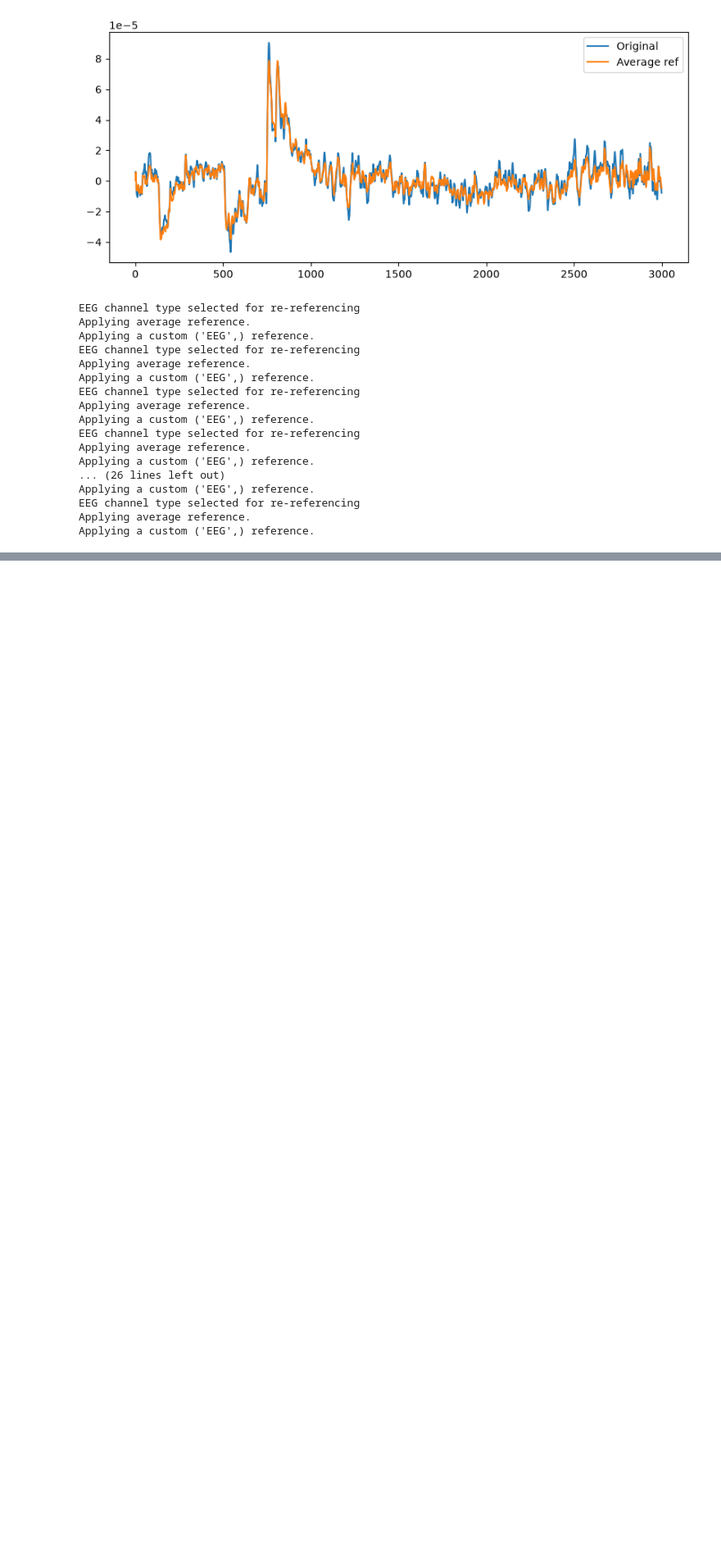
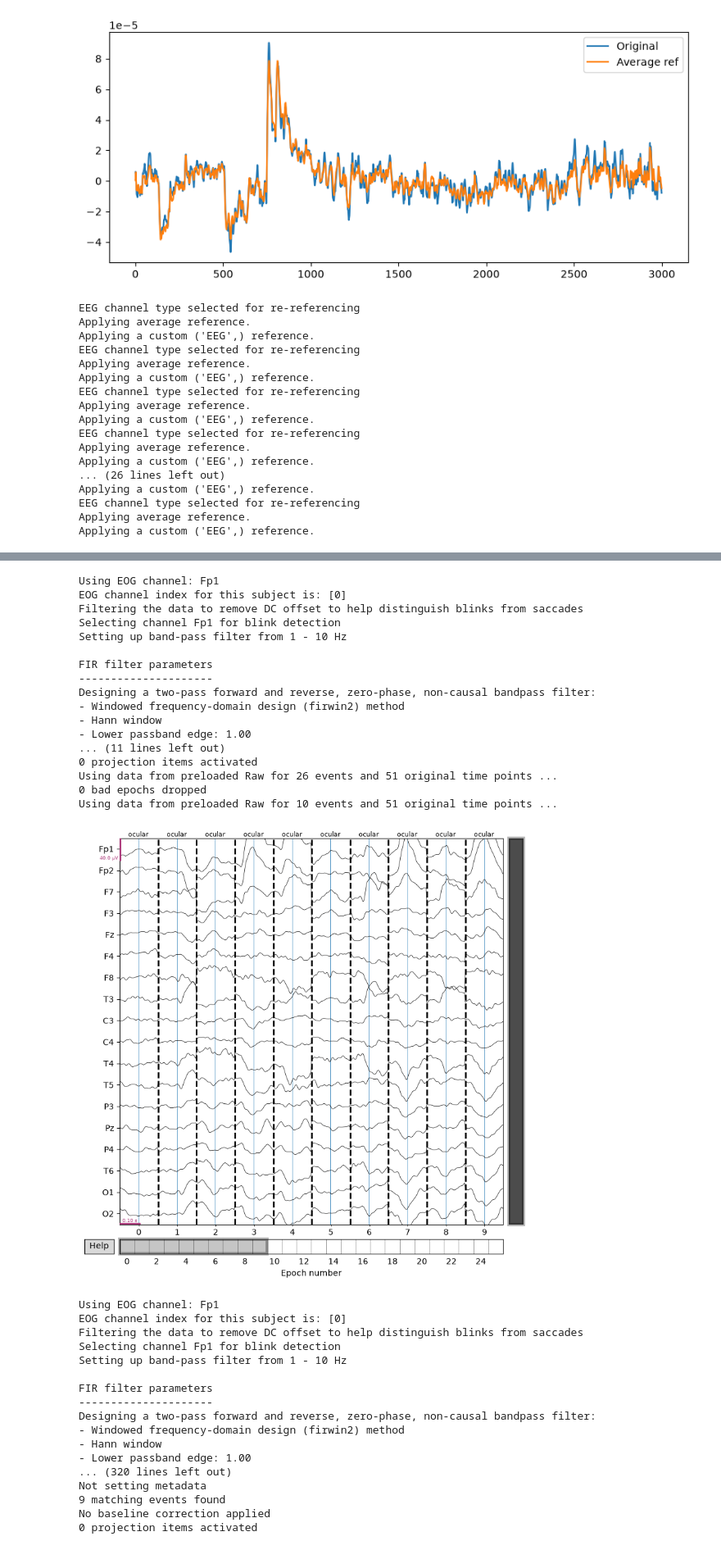
Before and after one commit to ffountainer/eeg-to-code, a Jupyter notebook: preprocessing/preprocess.ipynb, the cells around one changed output, grey strips where cells are left out. Shown at 82% size. Cells and saved outputs as stored; diff of their text form; code cells hidden in the pictures; blank space fills up the shorter version.

Commit message:
feat[preprocessing]: detect eog blink artifacts

```diff
--- a/preprocessing/preprocess.ipynb
+++ b/preprocessing/preprocess.ipynb
@@ -388,0 +387,67 @@ Interpolating 2 sensors
+# %%
+# blink artifact detection
+
+baseline_eog = [raw.copy() for raw in baseline_interp]
+main_eog = [raw.copy() for raw in main_interp]
+
+# example: Fp1 channel is used as a reference for eye blinks artifacts since it is close to the eye
+# Fp2 channels is not used since it introduces two times more artifacts than Fp2 and it can contain valuable data
+event_dict = {
+    "ocular": 998,
+}
+eog_events_ex = mne.preprocessing.find_eog_events(main_eog[0], event_id=998, ch_name="Fp1")
+# no baseline correction now because ICA can introduce DC offsets
+eog_epochs_ex = mne.Epochs(main_eog[0], baseline=None, tmin=-0.1, tmax=0.1, events=eog_events_ex, event_id=event_dict)
+eog_epochs_ex.plot(events=True, n_epochs=10, event_id=True);
+
+# detect all blink artifacts in each session
+bs_eog_events = []
+bs_eog_epochs = []
+mn_eog_events = []
+mn_eog_epochs = []
+for session in baseline_eog:
+    eog_events = mne.preprocessing.find_eog_events(session, event_id=998, ch_name="Fp1")
+    eog_epochs = mne.Epochs(session, baseline=None, tmin=-0.1, tmax=0.1, events=eog_events, event_id=event_dict)
+    bs_eog_events.append(eog_events)
+    bs_eog_epochs.append(eog_epochs)
+for session in main_eog:
+    eog_events = mne.preprocessing.find_eog_events(session, event_id=998, ch_name="Fp1")
+    eog_epochs = mne.Epochs(session, baseline=None, tmin=-0.1, tmax=0.1, events=eog_events, event_id=event_dict)
+    mn_eog_events.append(eog_events)
+    mn_eog_epochs.append(eog_epochs)
+# %% [output]
+Using EOG channel: Fp1
+EOG channel index for this subject is: [0]
+Filtering the data to remove DC offset to help distinguish blinks from saccades
+Selecting channel Fp1 for blink detection
+Setting up band-pass filter from 1 - 10 Hz
+
+FIR filter parameters
+---------------------
+Designing a two-pass forward and reverse, zero-phase, non-causal bandpass filter:
+- Windowed frequency-domain design (firwin2) method
+- Hann window
+- Lower passband edge: 1.00
+... (11 lines left out)
+0 projection items activated
+Using data from preloaded Raw for 26 events and 51 original time points ...
+0 bad epochs dropped
+Using data from preloaded Raw for 10 events and 51 original time points ...
+[figure, added]
+Using EOG channel: Fp1
+EOG channel index for this subject is: [0]
+Filtering the data to remove DC offset to help distinguish blinks from saccades
+Selecting channel Fp1 for blink detection
+Setting up band-pass filter from 1 - 10 Hz
+
+FIR filter parameters
+---------------------
+Designing a two-pass forward and reverse, zero-phase, non-causal bandpass filter:
+- Windowed frequency-domain design (firwin2) method
+- Hann window
+- Lower passband edge: 1.00
+... (320 lines left out)
+Not setting metadata
+9 matching events found
+No baseline correction applied
+0 projection items activated
```
Also changed, not shown: parts of 6 cells of this notebook, 1 other file.
